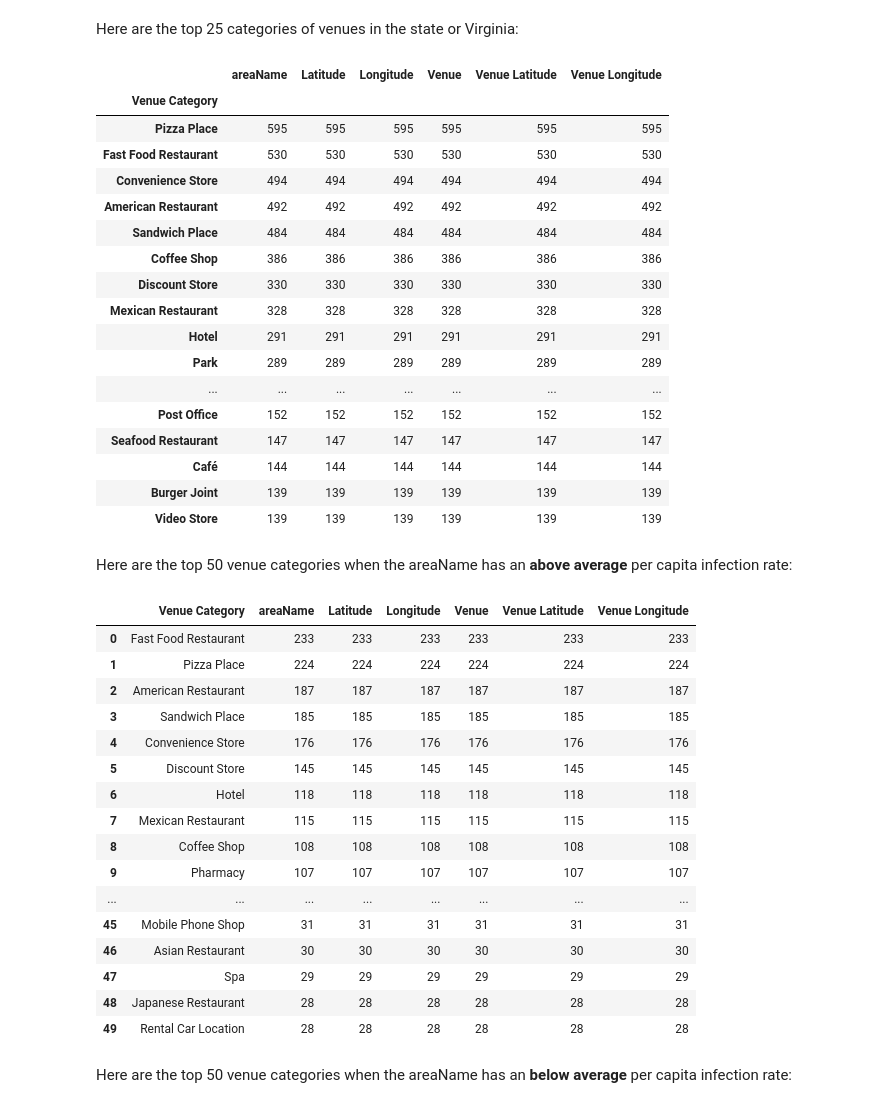
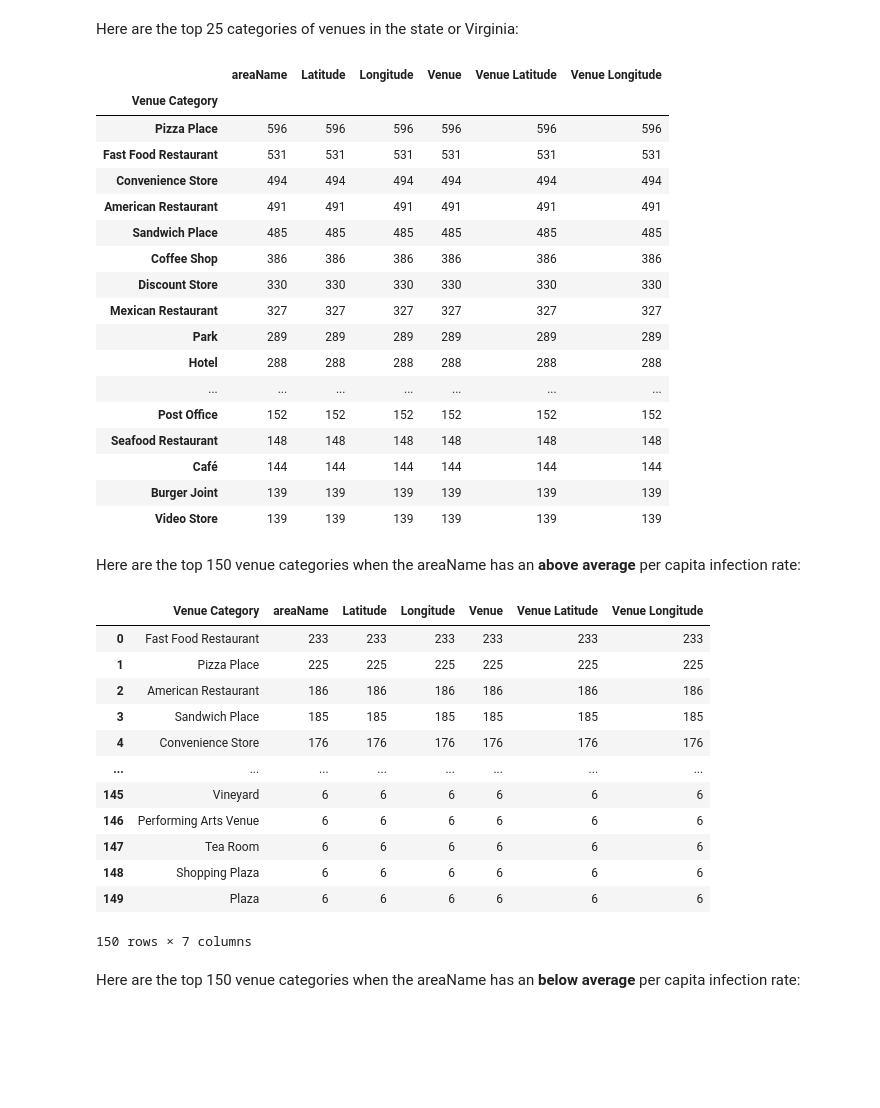
Before and after one commit to hdmcspadden/Virginia_Covid_Trending_Venues, a Jupyter notebook: Trending_Venues_in_Virginia_COVID-19_Hot_Spot_Zip_Codes.ipynb, the cells around one changed output. Saved outputs shown, nothing was run; the diff lists cells and outputs as text; code cells hidden in the pictures; blank space fills up the shorter version.

```diff
--- a/Trending_Venues_in_Virginia_COVID-19_Hot_Spot_Zip_Codes.ipynb
+++ b/Trending_Venues_in_Virginia_COVID-19_Hot_Spot_Zip_Codes.ipynb
@@ -404,7 +393,7 @@ For ongoing working I only need the following columns:
 * areaName
 * aboveorbelow
 # %%
-df_ZipsToUse = df_ZipCOVIDUnion.drop(['city','county','pop','DecNumCases','DecCOVIDPerCap'], axis=1)
+df_ZipsToUse = df_ZipCOVIDUnion.drop(['city','county','DecNumCases','DecCOVIDPerCap'], axis=1)
 print(df_ZipsToUse.shape)
 df_ZipsToUse.head()
 # %% [output]
@@ -555,46 +544,42 @@ nearby_venues.groupby('Venue Category').count().sort_values(by='areaName', ascen
 # %% [output]
 |  | areaName | Latitude | Longitude | Venue | Venue Latitude | Venue Longitude |
 | Venue Category |  |  |  |  |  |  |
-| Pizza Place | 595 | 595 | 595 | 595 | 595 | 595 |
-| Fast Food Restaurant | 530 | 530 | 530 | 530 | 530 | 530 |
+| Pizza Place | 596 | 596 | 596 | 596 | 596 | 596 |
+| Fast Food Restaurant | 531 | 531 | 531 | 531 | 531 | 531 |
 | Convenience Store | 494 | 494 | 494 | 494 | 494 | 494 |
-| American Restaurant | 492 | 492 | 492 | 492 | 492 | 492 |
-| Sandwich Place | 484 | 484 | 484 | 484 | 484 | 484 |
+| American Restaurant | 491 | 491 | 491 | 491 | 491 | 491 |
+| Sandwich Place | 485 | 485 | 485 | 485 | 485 | 485 |
 | Coffee Shop | 386 | 386 | 386 | 386 | 386 | 386 |
 | Discount Store | 330 | 330 | 330 | 330 | 330 | 330 |
-| Mexican Restaurant | 328 | 328 | 328 | 328 | 328 | 328 |
-| Hotel | 291 | 291 | 291 | 291 | 291 | 291 |
+| Mexican Restaurant | 327 | 327 | 327 | 327 | 327 | 327 |
 | Park | 289 | 289 | 289 | 289 | 289 | 289 |
+| Hotel | 288 | 288 | 288 | 288 | 288 | 288 |
 | ... | ... | ... | ... | ... | ... | ... |
 | Post Office | 152 | 152 | 152 | 152 | 152 | 152 |
-| Seafood Restaurant | 147 | 147 | 147 | 147 | 147 | 147 |
+| Seafood Restaurant | 148 | 148 | 148 | 148 | 148 | 148 |
 | Café | 144 | 144 | 144 | 144 | 144 | 144 |
 | Burger Joint | 139 | 139 | 139 | 139 | 139 | 139 |
 | Video Store | 139 | 139 | 139 | 139 | 139 | 139 |
 # %% [markdown]
-Here are the top 50 venue categories when the areaName has an **above average** per capita infection rate:
+Here are the top 150 venue categories when the areaName has an **above average** per capita infection rate:
 # %%
-df_topVenuesAbove = nearby_venues[nearby_venues['areaName'].isin(df_ZipsToUse[df_ZipsToUse['aboveorbelow'] == 'above']['areaName'])].groupby('Venue Category').count().sort_values(by='areaName', ascending=False).head(50)
+df_topVenuesAbove = nearby_venues[nearby_venues['areaName'].isin(df_ZipsToUse[df_ZipsToUse['aboveorbelow'] == 'above']['areaName'])].groupby('Venue Category').count().sort_values(by='areaName', ascending=False).head(150)
 df_topVenuesAbove.reset_index(inplace=True)
-df_topVenuesAbove.head(50)
+df_topVenuesAbove.head(150)
 # %% [output]
 |  | Venue Category | areaName | Latitude | Longitude | Venue | Venue Latitude | Venue Longitude |
 | 0 | Fast Food Restaurant | 233 | 233 | 233 | 233 | 233 | 233 |
-| 1 | Pizza Place | 224 | 224 | 224 | 224 | 224 | 224 |
-| 2 | American Restaurant | 187 | 187 | 187 | 187 | 187 | 187 |
+| 1 | Pizza Place | 225 | 225 | 225 | 225 | 225 | 225 |
+| 2 | American Restaurant | 186 | 186 | 186 | 186 | 186 | 186 |
 | 3 | Sandwich Place | 185 | 185 | 185 | 185 | 185 | 185 |
 | 4 | Convenience Store | 176 | 176 | 176 | 176 | 176 | 176 |
-| 5 | Discount Store | 145 | 145 | 145 | 145 | 145 | 145 |
-| 6 | Hotel | 118 | 118 | 118 | 118 | 118 | 118 |
-| 7 | Mexican Restaurant | 115 | 115 | 115 | 115 | 115 | 115 |
-| 8 | Coffee Shop | 108 | 108 | 108 | 108 | 108 | 108 |
-| 9 | Pharmacy | 107 | 107 | 107 | 107 | 107 | 107 |
 | ... | ... | ... | ... | ... | ... | ... | ... |
-| 45 | Mobile Phone Shop | 31 | 31 | 31 | 31 | 31 | 31 |
-| 46 | Asian Restaurant | 30 | 30 | 30 | 30 | 30 | 30 |
-| 47 | Spa | 29 | 29 | 29 | 29 | 29 | 29 |
-| 48 | Japanese Restaurant | 28 | 28 | 28 | 28 | 28 | 28 |
-| 49 | Rental Car Location | 28 | 28 | 28 | 28 | 28 | 28 |
+| 145 | Vineyard | 6 | 6 | 6 | 6 | 6 | 6 |
+| 146 | Performing Arts Venue | 6 | 6 | 6 | 6 | 6 | 6 |
+| 147 | Tea Room | 6 | 6 | 6 | 6 | 6 | 6 |
+| 148 | Shopping Plaza | 6 | 6 | 6 | 6 | 6 | 6 |
+| 149 | Plaza | 6 | 6 | 6 | 6 | 6 | 6 |
+150 rows × 7 columns
 # %% [markdown]
-Here are the top 50 venue categories when the areaName has an **below average** per capita infection rate:
+Here are the top 150 venue categories when the areaName has an **below average** per capita infection rate:
 # %%
```
Also changed, not shown: parts of 32 cells of this notebook.
